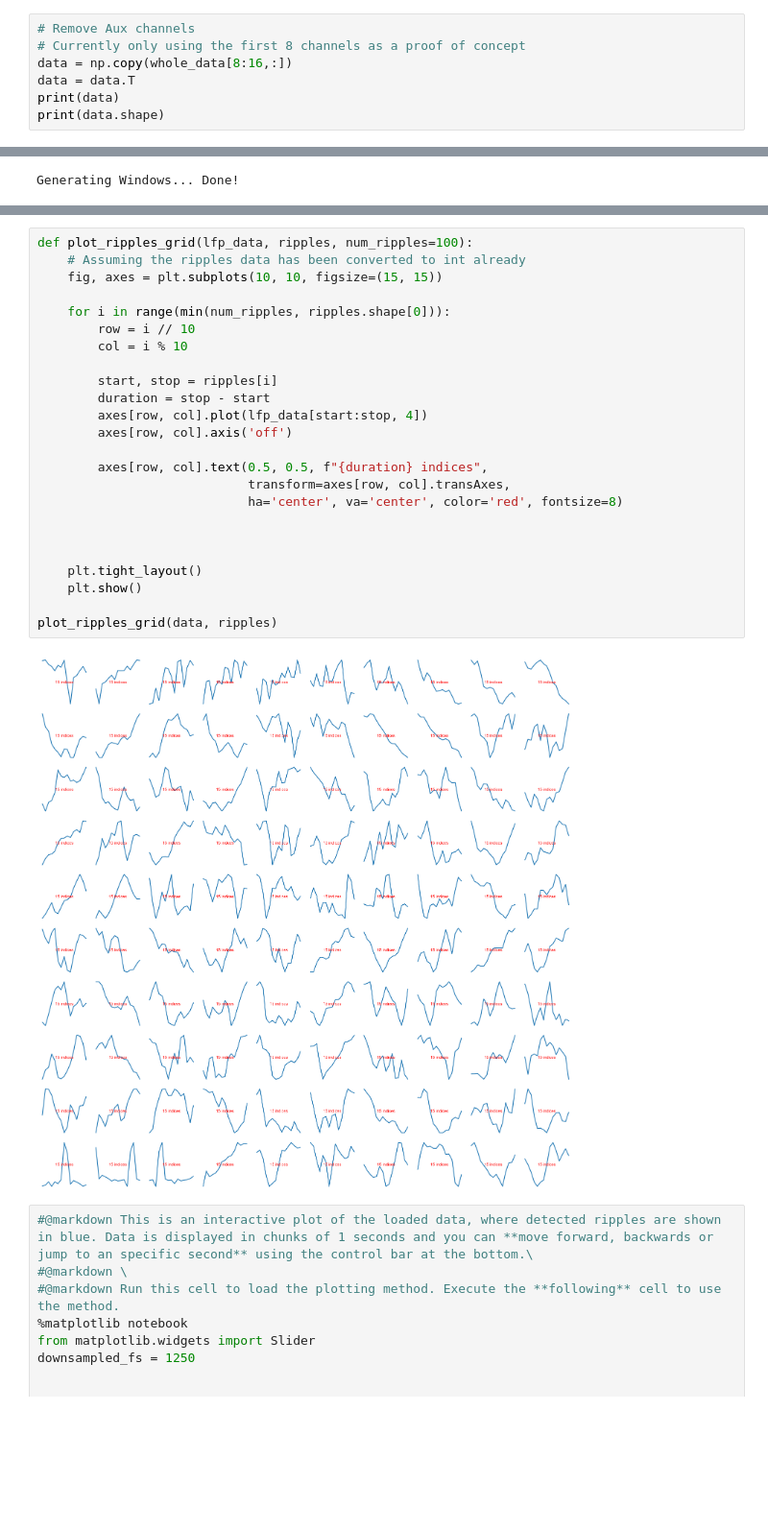
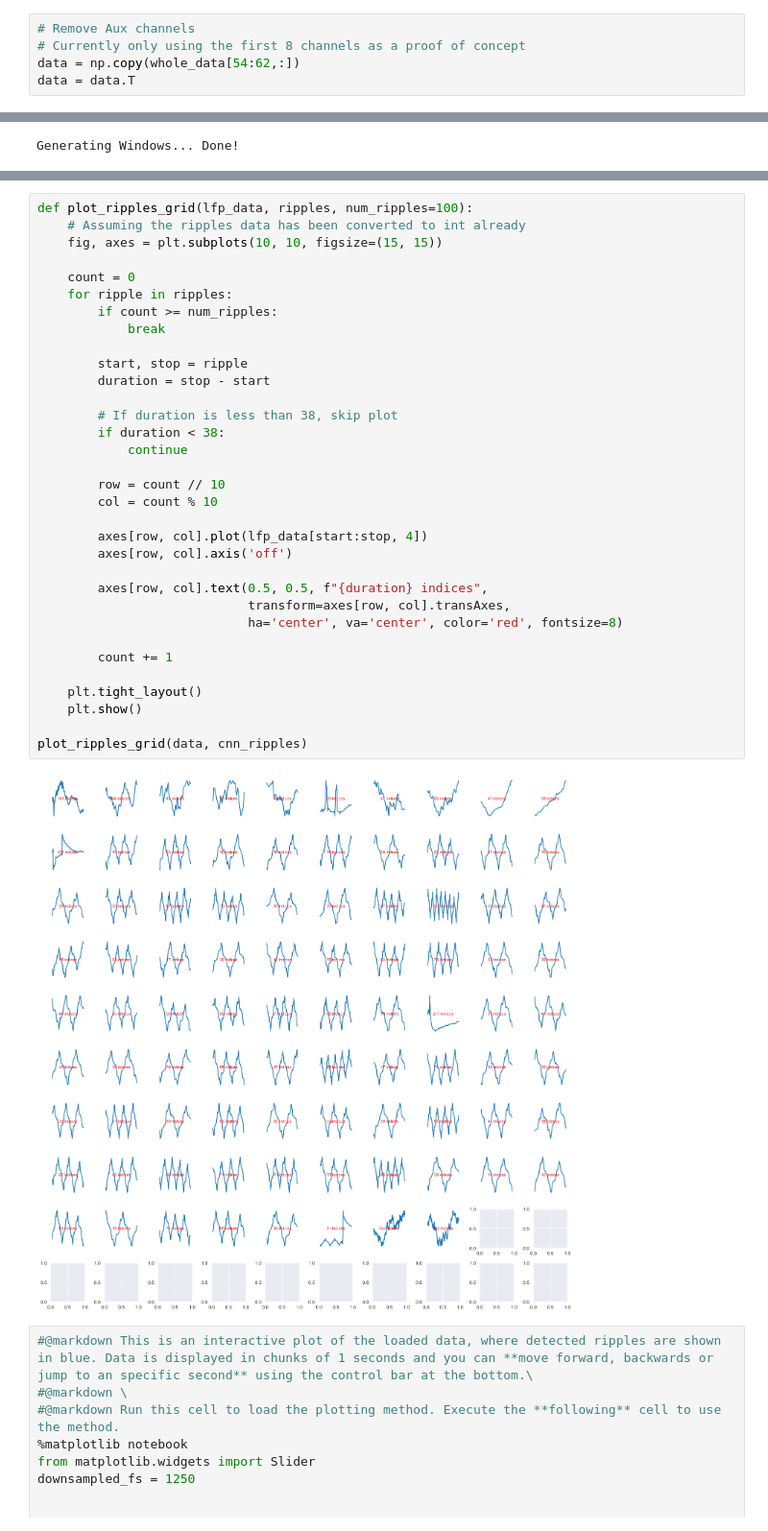
Before and after one commit to kimqi/RipplesAreCool, a Jupyter notebook: CNNRipples.ipynb, the cells around one changed output, grey strips where cells are left out. Shown: that part at 96% size. Saved outputs shown, nothing was run; the diff lists cells and outputs as text; blank space fills up the shorter version.

```diff
--- a/CNNRipples.ipynb
+++ b/CNNRipples.ipynb
@@ -117,7 +118,5 @@ Snippet:
 # %%
 # Remove Aux channels
 # Currently only using the first 8 channels as a proof of concept
-data = np.copy(whole_data[8:16,:])
+data = np.copy(whole_data[54:62,:])
 data = data.T
-print(data)
-print(data.shape)
@@ -229,29 +231,38 @@ Getting detected ripples indexes and times... Done!
 # %%
 def plot_ripples_grid(lfp_data, ripples, num_ripples=100):
     # Assuming the ripples data has been converted to int already
     fig, axes = plt.subplots(10, 10, figsize=(15, 15))
 
-    for i in range(min(num_ripples, ripples.shape[0])):
-        row = i // 10
-        col = i % 10
+    count = 0
+    for ripple in ripples:
+        if count >= num_ripples:
+            break
 
-        start, stop = ripples[i]
+        start, stop = ripple
         duration = stop - start
+
+        # If duration is less than 38, skip plot
+        if duration < 38:
+            continue
+
+        row = count // 10
+        col = count % 10
+
         axes[row, col].plot(lfp_data[start:stop, 4])
         axes[row, col].axis('off')
 
         axes[row, col].text(0.5, 0.5, f"{duration} indices",
                             transform=axes[row, col].transAxes,
                             ha='center', va='center', color='red', fontsize=8)
 
-
+        count += 1
 
     plt.tight_layout()
     plt.show()
 
-plot_ripples_grid(data, ripples)
+plot_ripples_grid(data, cnn_ripples)
 # %% [output]
-[figure, old version]
+[figure, new version]
 # %%
 #@markdown This is an interactive plot of the loaded data, where detected ripples are shown in blue. Data is displayed in chunks of 1 seconds and you can **move forward, backwards or jump to an specific second** using the control bar at the bottom.\
 #@markdown \
```
Also changed, not shown: parts of 9 cells of this notebook.
